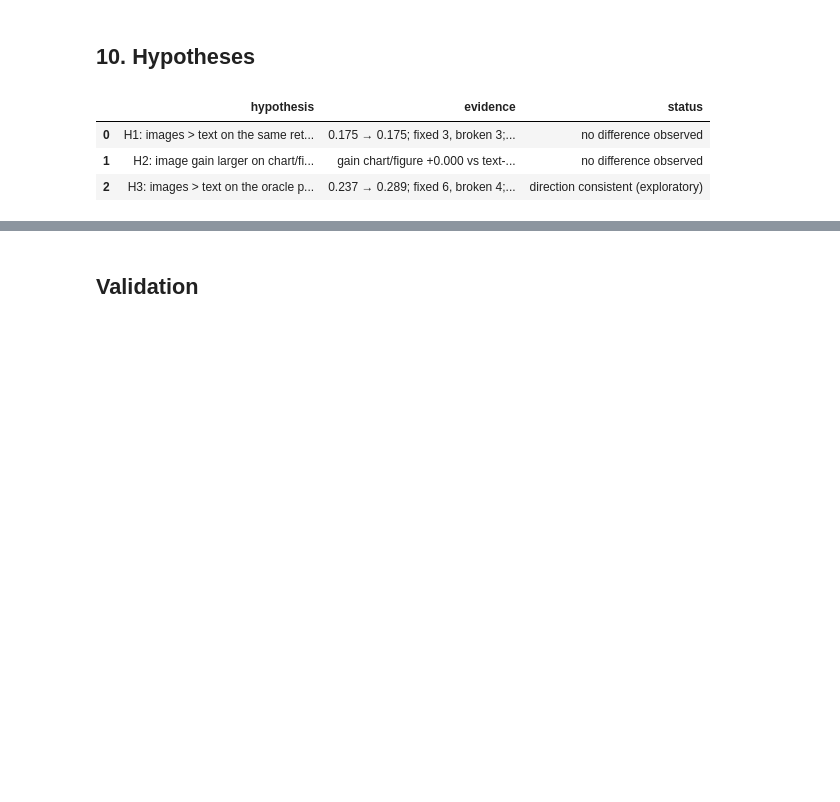
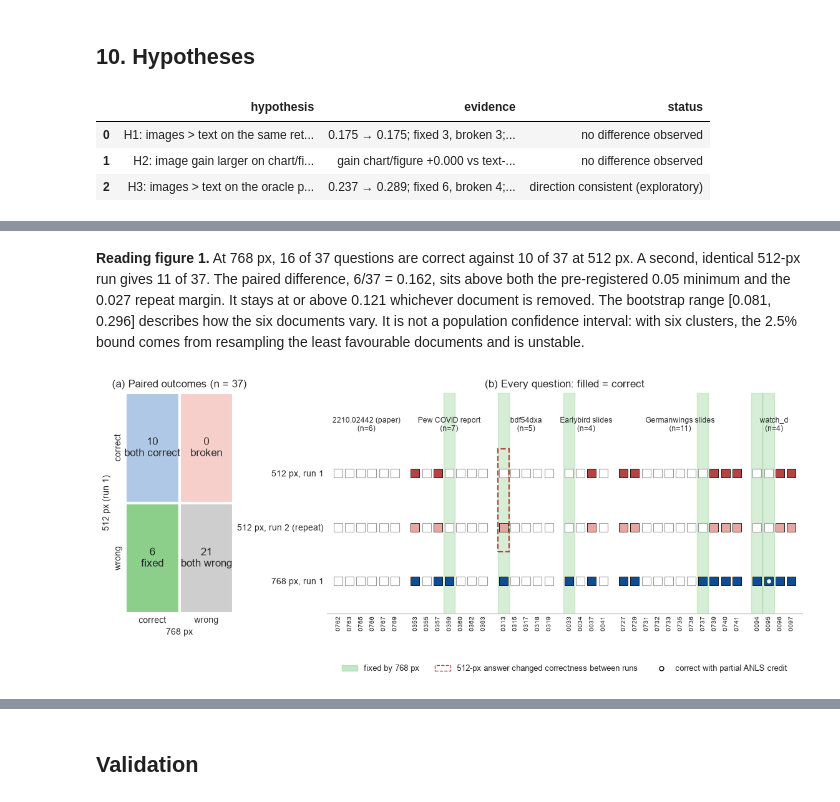
Before and after one commit to ROUSenghak/Multimodal-Document-Intelligence, a Jupyter notebook: notebooks/03_evaluation.ipynb, the cells around one changed output, grey strips where cells are left out. Drawn from its saved outputs; the diff is of its cells as text; code cells hidden in the pictures; blank space fills up the shorter version.

```diff
--- a/notebooks/03_evaluation.ipynb
+++ b/notebooks/03_evaluation.ipynb
@@ -1562,0 +1785,53 @@ E1 evaluation saved or verified at /Users/macbookair/Documents/ENSAE/side projec
+# %% [markdown]
+**Reading figure 1.** At 768 px, 16 of 37 questions are correct against 10 of 37 at 512 px. A second, identical 512-px run gives 11 of 37. The paired difference, 6/37 = 0.162, sits above both the pre-registered 0.05 minimum and the 0.027 repeat margin. It stays at or above 0.121 whichever document is removed. The bootstrap range [0.081, 0.296] describes how the six documents vary. It is not a population confidence interval: with six clusters, the 2.5% bound comes from resampling the least favourable documents and is unstable.
+# %%
+# Figure 2: paired outcomes, as a 2 x 2 table and per question.
+fig = plt.figure(figsize=(14, 4.6))
+grid = fig.add_gridspec(1, 2, width_ratios=[1, 4.4], wspace=0.32)
+ax_t, ax_q = fig.add_subplot(grid[0]), fig.add_subplot(grid[1])
+cells = {("correct", "correct"): ("both correct", E1_COLORS["both_correct"]), ("correct", "wrong"): ("broken", "#F6CFCB"),
+         ("wrong", "correct"): ("fixed", E1_COLORS["fixed"]), ("wrong", "wrong"): ("both wrong", E1_COLORS["neutral"])}
+counts_2x2 = e1_table["transition_512_to_768"].value_counts()
+for row, state_512 in enumerate(["correct", "wrong"]):
+    for col, state_768 in enumerate(["correct", "wrong"]):
+        label, color = cells[(state_512, state_768)]
+        ax_t.add_patch(plt.Rectangle((col, 1 - row), 1, 1, facecolor=color, edgecolor="white", linewidth=3))
+        ax_t.text(col + 0.5, 1.5 - row, f"{int(counts_2x2.get(label, 0))}\n{label}", ha="center", va="center", fontsize=12)
+ax_t.set(xlim=(0, 2), ylim=(0, 2), xticks=[0.5, 1.5], yticks=[1.5, 0.5], xlabel="768 px", ylabel="512 px (run 1)",
+         title="(a) Paired outcomes (n = 37)")
+ax_t.set_xticklabels(["correct", "wrong"]); ax_t.set_yticklabels(["correct", "wrong"], rotation=90, va="center")
+ax_t.tick_params(length=0)
+for spine in ax_t.spines.values():
+    spine.set_visible(False)
+
+ordered = e1_table.reset_index().sort_values(["doc_id", "qid"]).reset_index(drop=True)
+x_positions, x, previous_doc, doc_spans = [], 0.0, None, []
+for doc in ordered["doc_id"]:
+    if previous_doc is not None and doc != previous_doc:
+        x += 0.8
+    x_positions.append(x); previous_doc = doc; x += 1
+ordered["x"] = x_positions
+for row_index, run in enumerate(runs):
+    y = 2 - row_index
+    correct = ordered[f"correct_{run}"]
+    ax_q.scatter(ordered.loc[correct, "x"], [y] * correct.sum(), marker="s", s=95, color=E1_COLORS[run], edgecolor="black", linewidth=0.6)
+    ax_q.scatter(ordered.loc[~correct, "x"], [y] * (~correct).sum(), marker="s", s=95, facecolor="white", edgecolor="#9A9A9A", linewidth=0.8)
+    partial = ordered[(ordered[f"score_{run}"] > 0) & (ordered[f"score_{run}"] < 1)]
+    ax_q.scatter(partial["x"], [y] * len(partial), marker="o", s=14, color="white", zorder=3)
+for _, item in ordered[ordered["transition_512_to_768"] == "fixed"].iterrows():
+    ax_q.axvspan(item["x"] - 0.5, item["x"] + 0.5, color=E1_COLORS["fixed"], alpha=0.35, zorder=0)
+for _, item in ordered[ordered["repeat_transition"].isin(["fixed", "broken"])].iterrows():
+    ax_q.add_patch(plt.Rectangle((item["x"] - 0.5, 0.55), 1, 1.9, fill=False, edgecolor=E1_COLORS["512_r1"], linewidth=1.6, linestyle="--"))
+for doc, group in ordered.groupby("doc_id", sort=False):
+    ax_q.text(group["x"].mean(), 2.75, f"{DOC_SHORT[doc]}\n(n={len(group)})", ha="center", va="bottom", fontsize=8.5)
+ax_q.set_xticks(ordered["x"], ordered["qid"].str.replace("mmlb-", ""), rotation=90, fontsize=7.5)
+ax_q.set_yticks([2, 1, 0], [E1_RUN_LABELS[r] for r in runs])
+ax_q.set(ylim=(-0.6, 3.5), xlim=(-1, ordered["x"].max() + 1), title="(b) Every question: filled = correct")
+ax_q.spines["left"].set_visible(False); ax_q.tick_params(axis="y", length=0); ax_q.grid(False)
+legend_handles = [plt.Rectangle((0, 0), 1, 1, color=E1_COLORS["fixed"], alpha=0.5, label="fixed by 768 px"),
+                  plt.Rectangle((0, 0), 1, 1, fill=False, edgecolor=E1_COLORS["512_r1"], linestyle="--", label="512-px answer changed correctness between runs"),
+                  plt.Line2D([], [], marker="o", color="white", markeredgecolor="black", linestyle="", markersize=5, label="correct with partial ANLS credit")]
+ax_q.legend(handles=legend_handles, loc="upper center", bbox_to_anchor=(0.5, -0.2), ncol=3, fontsize=9)
+save_e1_figure(fig, "fig2_paired_outcomes")
+# %% [output]
+[figure, added]
```
Also changed, not shown: parts of 23 cells of this notebook, 38 other files.
